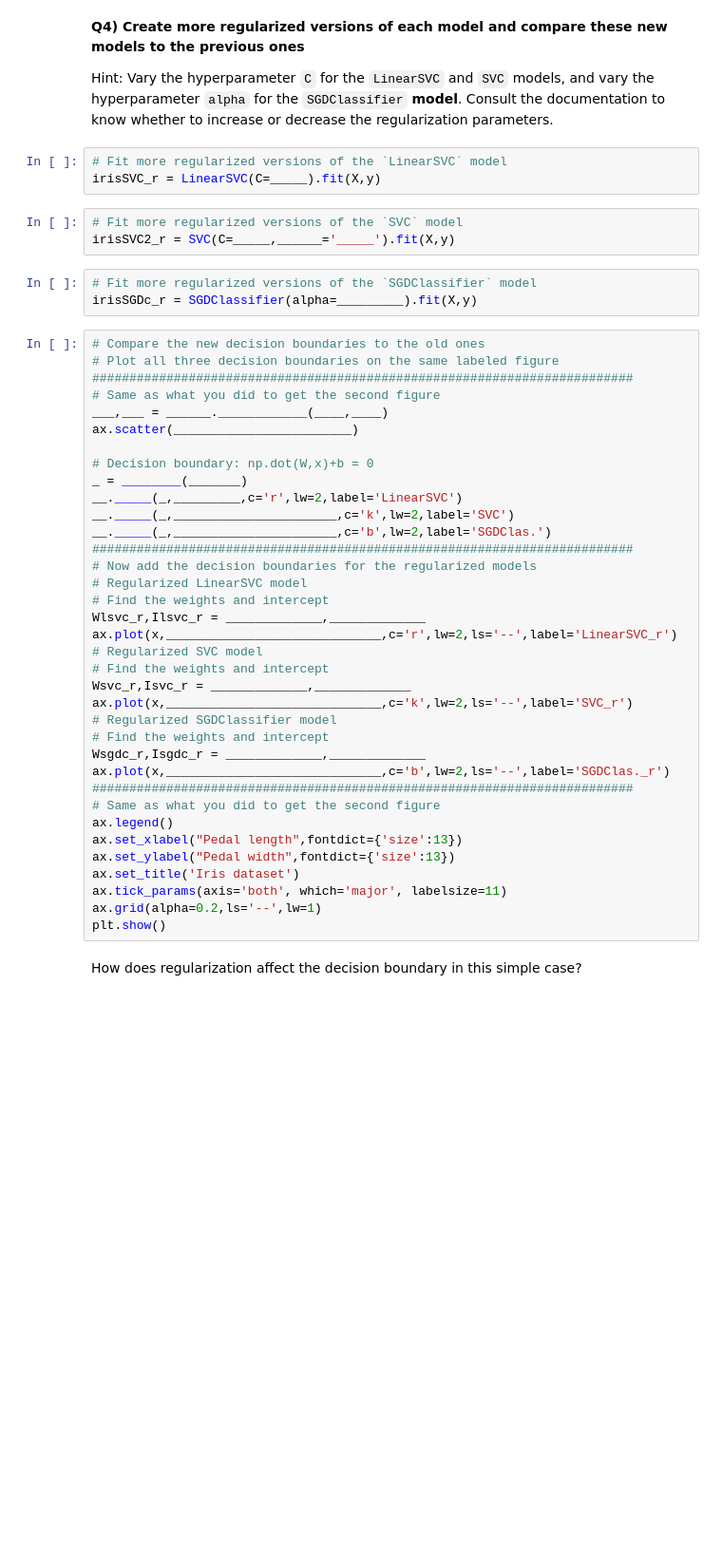
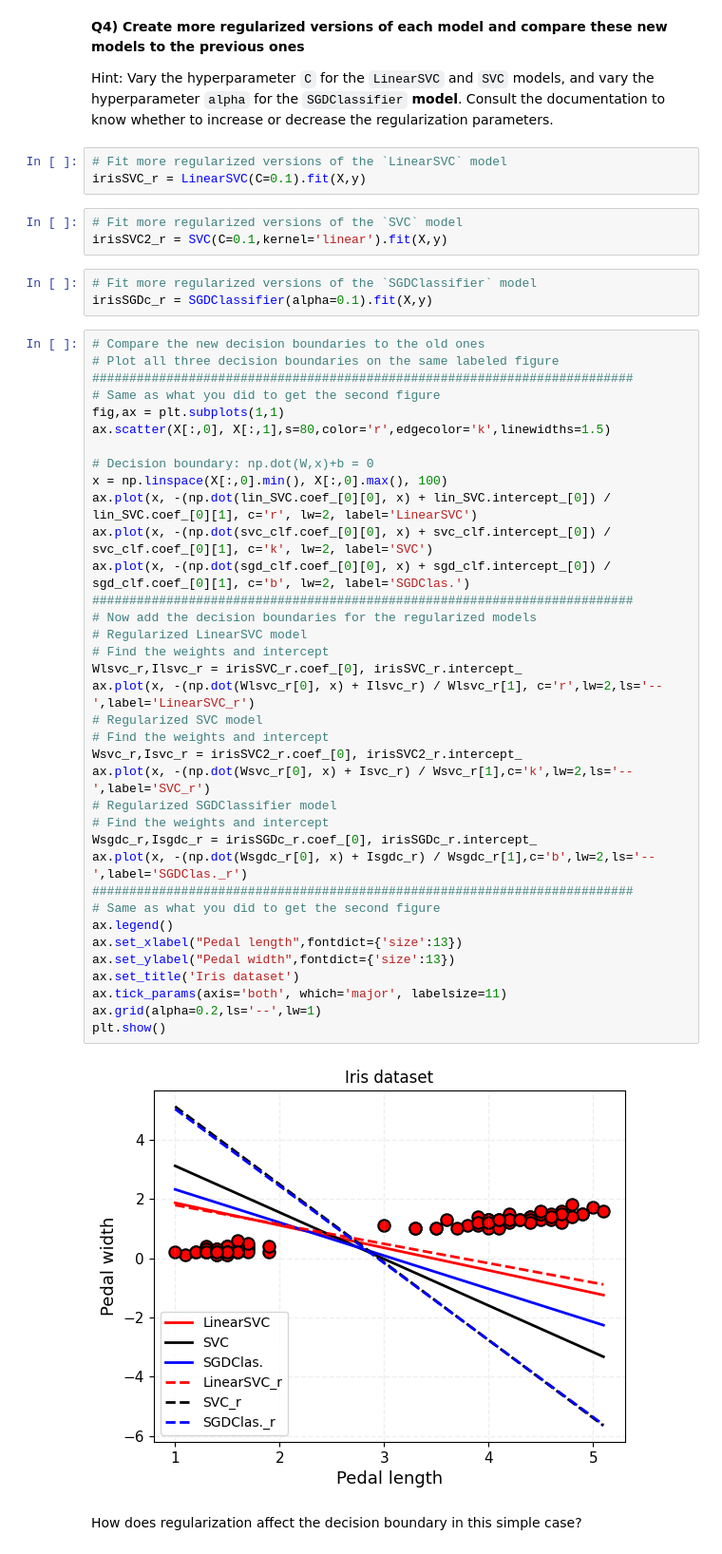
Before and after one commit to MarcoZanine/2025_ML_EES, a Jupyter notebook: notebook_ml/S2_1_SVM.ipynb, the cells around one changed output. Shown at 95% size. Cells and saved outputs as stored; diff of their text form; blank space fills up the shorter version.

```diff
--- a/notebook_ml/S2_1_SVM.ipynb
+++ b/notebook_ml/S2_1_SVM.ipynb
@@ -149,49 +166,51 @@ plt.show()
 Hint: Vary the hyperparameter `C` for the `LinearSVC` and `SVC` models, and vary the hyperparameter `alpha` for the `SGDClassifier` **model**. Consult the documentation to know whether to increase or decrease the regularization parameters.
 # %%
 # Fit more regularized versions of the `LinearSVC` model
-irisSVC_r = LinearSVC(C=_____).fit(X,y)
+irisSVC_r = LinearSVC(C=0.1).fit(X,y)
 # %%
 # Fit more regularized versions of the `SVC` model
-irisSVC2_r = SVC(C=_____,______='_____').fit(X,y)
+irisSVC2_r = SVC(C=0.1,kernel='linear').fit(X,y)
 # %%
 # Fit more regularized versions of the `SGDClassifier` model
-irisSGDc_r = SGDClassifier(alpha=_________).fit(X,y)
+irisSGDc_r = SGDClassifier(alpha=0.1).fit(X,y)
 # %%
 # Compare the new decision boundaries to the old ones
 # Plot all three decision boundaries on the same labeled figure
 #########################################################################
 # Same as what you did to get the second figure
-___,___ = ______.____________(____,____)
-ax.scatter(________________________)
+fig,ax = plt.subplots(1,1)
+ax.scatter(X[:,0], X[:,1],s=80,color='r',edgecolor='k',linewidths=1.5)
 
 # Decision boundary: np.dot(W,x)+b = 0
-_ = ________(_______)
-__._____(_,_________,c='r',lw=2,label='LinearSVC')
-__._____(_,______________________,c='k',lw=2,label='SVC')
-__._____(_,______________________,c='b',lw=2,label='SGDClas.')
+x = np.linspace(X[:,0].min(), X[:,0].max(), 100)
+ax.plot(x, -(np.dot(lin_SVC.coef_[0][0], x) + lin_SVC.intercept_[0]) / lin_SVC.coef_[0][1], c='r', lw=2, label='LinearSVC')
+ax.plot(x, -(np.dot(svc_clf.coef_[0][0], x) + svc_clf.intercept_[0]) / svc_clf.coef_[0][1], c='k', lw=2, label='SVC')
+ax.plot(x, -(np.dot(sgd_clf.coef_[0][0], x) + sgd_clf.intercept_[0]) / sgd_clf.coef_[0][1], c='b', lw=2, label='SGDClas.')
 #########################################################################
 # Now add the decision boundaries for the regularized models
 # Regularized LinearSVC model
 # Find the weights and intercept
-Wlsvc_r,Ilsvc_r = _____________,_____________
-ax.plot(x,_____________________________,c='r',lw=2,ls='--',label='LinearSVC_r')
+Wlsvc_r,Ilsvc_r = irisSVC_r.coef_[0], irisSVC_r.intercept_
+ax.plot(x, -(np.dot(Wlsvc_r[0], x) + Ilsvc_r) / Wlsvc_r[1], c='r',lw=2,ls='--',label='LinearSVC_r')
 # Regularized SVC model
 # Find the weights and intercept
-Wsvc_r,Isvc_r = _____________,_____________
-ax.plot(x,_____________________________,c='k',lw=2,ls='--',label='SVC_r')
+Wsvc_r,Isvc_r = irisSVC2_r.coef_[0], irisSVC2_r.intercept_
+ax.plot(x, -(np.dot(Wsvc_r[0], x) + Isvc_r) / Wsvc_r[1],c='k',lw=2,ls='--',label='SVC_r')
 # Regularized SGDClassifier model
 # Find the weights and intercept
-Wsgdc_r,Isgdc_r = _____________,_____________
-ax.plot(x,_____________________________,c='b',lw=2,ls='--',label='SGDClas._r')
+Wsgdc_r,Isgdc_r = irisSGDc_r.coef_[0], irisSGDc_r.intercept_
+ax.plot(x, -(np.dot(Wsgdc_r[0], x) + Isgdc_r) / Wsgdc_r[1],c='b',lw=2,ls='--',label='SGDClas._r')
 #########################################################################
 # Same as what you did to get the second figure
 ax.legend()
 ax.set_xlabel("Pedal length",fontdict={'size':13})
 ax.set_ylabel("Pedal width",fontdict={'size':13})
 ax.set_title('Iris dataset')
 ax.tick_params(axis='both', which='major', labelsize=11)
 ax.grid(alpha=0.2,ls='--',lw=1)
 plt.show()
+# %% [output]
+[figure, added]
 # %% [markdown]
 How does regularization affect the decision boundary in this simple case?
 # %% [markdown]
```
Also changed, not shown: parts of 8 cells of this notebook.
